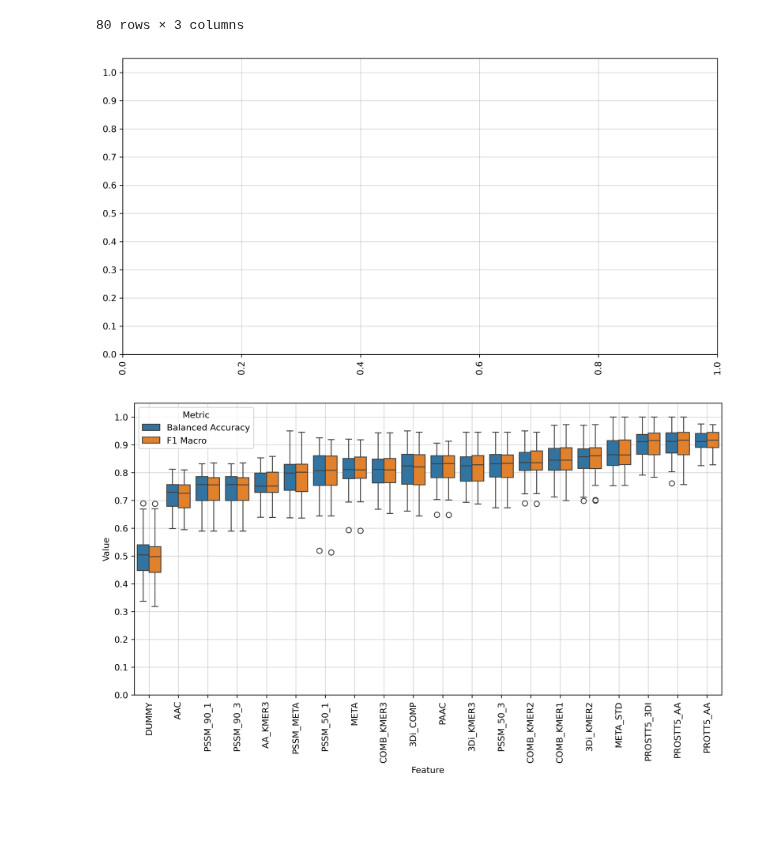
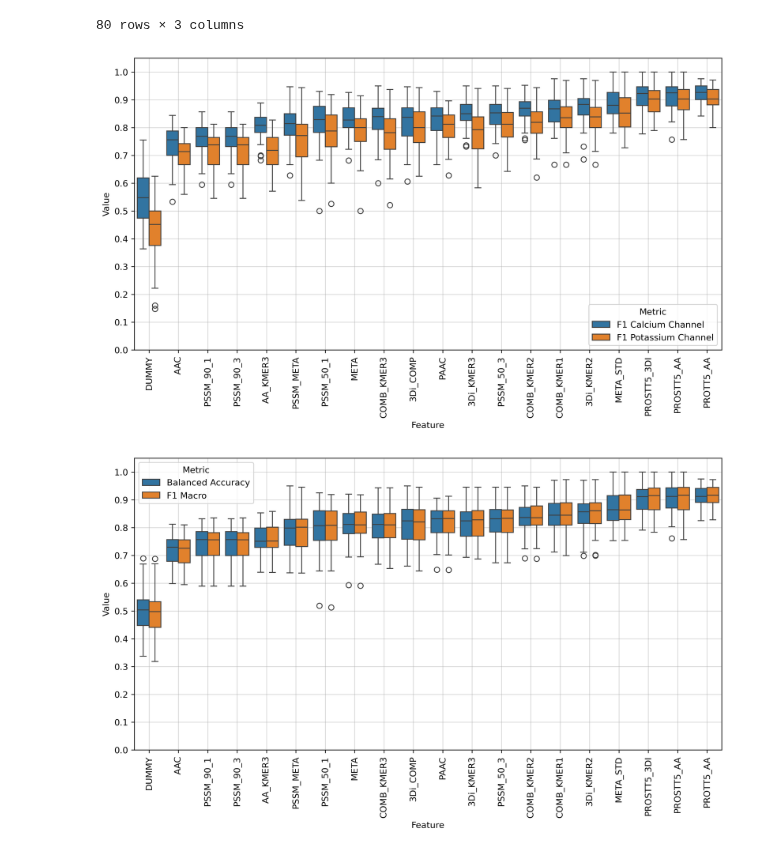
Before and after one commit to adenger/subpred_dl, a Jupyter notebook: notebooks/svm_human_calciumpotassium.ipynb, the cells around one changed output. Drawn from its saved outputs; the diff is of its cells as text; code cells hidden in the pictures; blank space fills up the shorter version.

```diff
--- a/notebooks/svm_human_calciumpotassium.ipynb
+++ b/notebooks/svm_human_calciumpotassium.ipynb
@@ -259,12 +241,12 @@ summarize_results_long(df_results_long=df_results_long)
 # %%
 plot_results_long(
     df_results_long=df_results_long,
     output_folder_path=RESULTS_FOLDER,
     test_name=TEST_NAME,
-    metrics_include = ["F1 Amino Acid","F1 Sugar"]
+    metrics_include = ["F1 Calcium Channel","F1 Potassium Channel"]
 )
 # %% [output]
-[figure, old version]
+[figure, new version]
 # %%
 plot_results_long(
     df_results_long=df_results_long,
```
Also changed, not shown: parts of 2 cells of this notebook, 5 other files.
